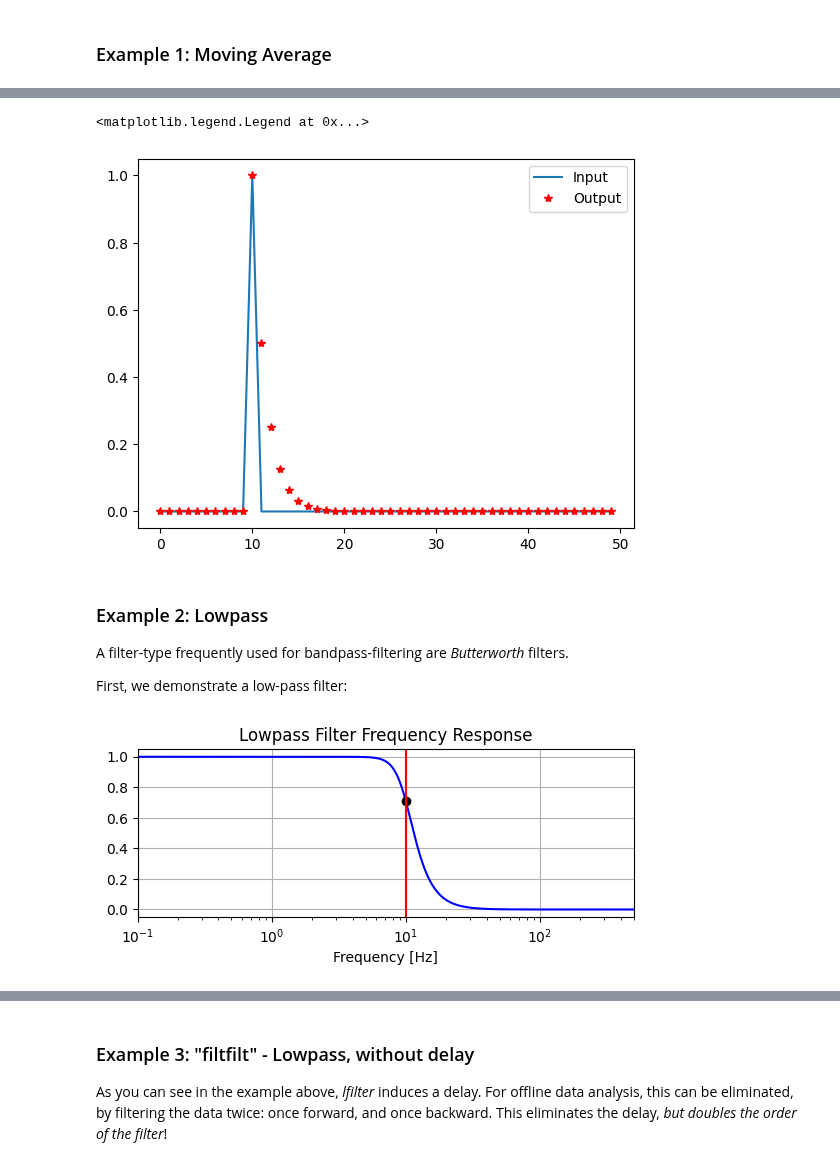
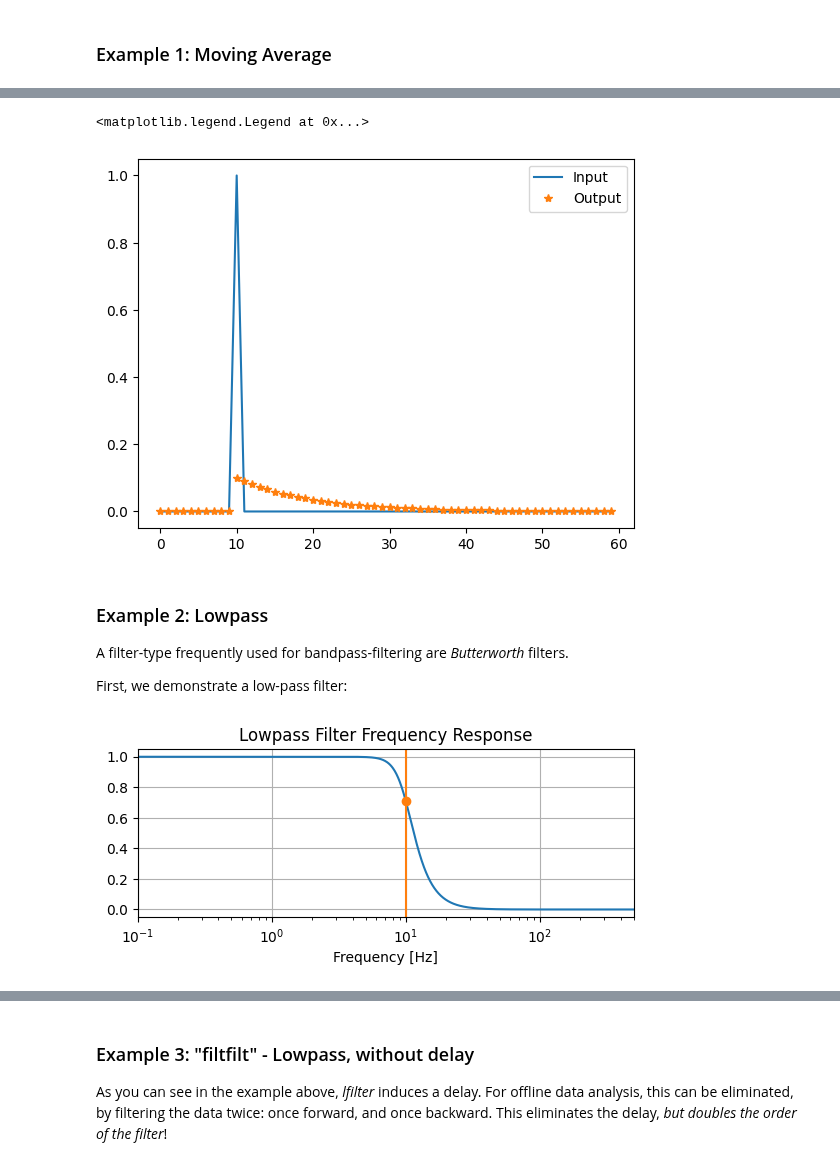
Before and after one commit to thomas-haslwanter/CSS_ipynb, a Jupyter notebook: Soundproc_3_LinearFilters.ipynb, the cells around one changed output, grey strips where cells are left out. Drawn from its saved outputs; the diff is of its cells as text; code cells hidden in the pictures.

```diff
--- a/Soundproc_3_LinearFilters.ipynb
+++ b/Soundproc_3_LinearFilters.ipynb
@@ -42,7 +47,7 @@ Text(0, 0.5, 'Signal')
 # %% [markdown]
 ### Impulse
 # %%
-impulse = np.zeros(50)
+impulse = np.zeros(60)
 impulse[10] = 1
 
 plt.plot(impulse)
@@ -101 +107,11 @@ As the name implies, an impulse input to an IIR-filter can have an arbitrarily l
 \end{equation}
+# %%
+alpha = 0.1
+a_exp_decay = [1, -(1-alpha)]
+b_exp_decay = [alpha]
+
+signal_exp_decay = signal.lfilter(b_exp_decay, a_exp_decay, x)  # apply the filter to the input
+
+plt.figure()
+plt.plot(t, x)
+plt.plot(t, y)
@@ -102,14 +121,12 @@ As the name implies, an impulse input to an IIR-filter can have an arbitrarily l
 # %%
-a = [1, -0.5]
-b = [1]
-imp_filtered = signal.lfilter(b, a, impulse)
+imp_exp_decay = signal.lfilter(b_exp_decay, a_exp_decay, impulse)
 
 plt.plot(impulse)
-plt.plot(imp_filtered, '*r')
+plt.plot(imp_exp_decay, '*')
 plt.legend(['Input', 'Output'])
 # %% [output]
 <matplotlib.legend.Legend at 0x...>
-[figure, old version]
+[figure, new version]
 # %% [markdown]
 ### Example 2:  Lowpass
 
@@ -124,15 +141,16 @@ b, a = signal.butter(4, cutoff/Nyq)
 # %%
 # Plot the frequency response.
-w, h = signal.freqz(b, a, worN=8000)
+w, h = signal.freqz(b_lp, a_lp, worN=8000)
+
 plt.subplot(2, 1, 1)
-plt.plot(0.5*rate*w/np.pi, np.abs(h), 'b')
-plt.semilogx(cutoff, 0.5*np.sqrt(2), 'ko')
-plt.axvline(cutoff, color='r')
+plt.plot(0.5*rate*w/np.pi, np.abs(h))
+plt.semilogx(cutoff, 0.5*np.sqrt(2), 'o')
+plt.axvline(cutoff, color='C1')
 plt.xlim(1e-1, 0.5*rate)
 plt.title("Lowpass Filter Frequency Response")
 plt.xlabel('Frequency [Hz]')
 plt.grid()
 # %% [output]
-[figure, old version]
+[figure, new version]
 # %%
 # Apply the filter to the noisy data
```
Also changed, not shown: parts of 13 cells of this notebook, 4 other files.
